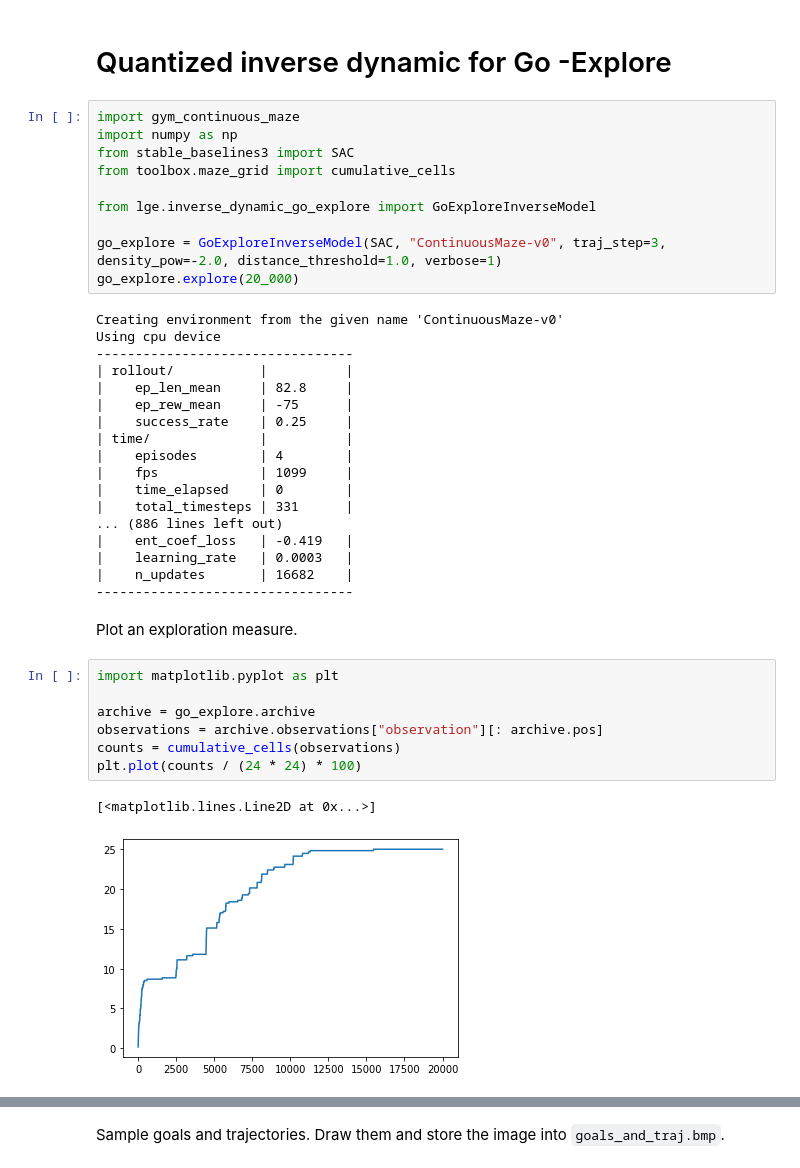
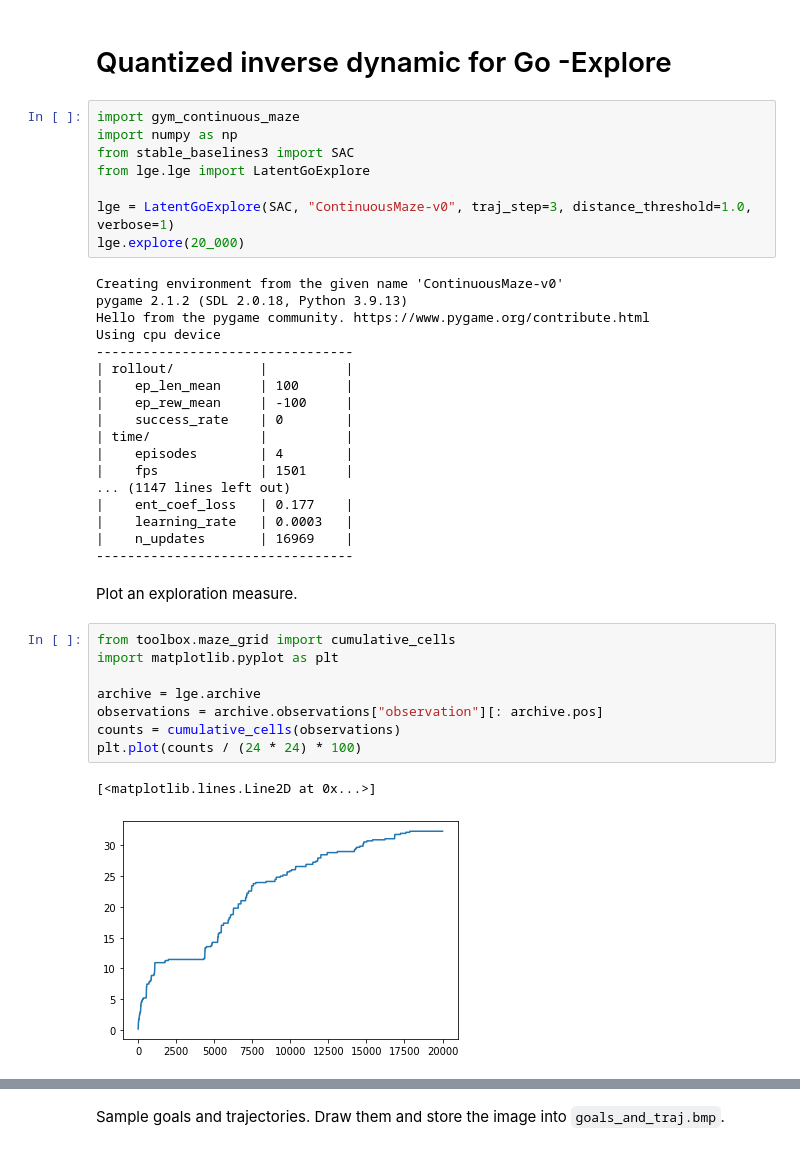
Before and after one commit to qgallouedec/lge, a Jupyter notebook: notebooks/latent_go_explore_maze.ipynb, the cells around one changed output, grey strips where cells are left out. Drawn from its saved outputs; the diff is of its cells as text.

```diff
--- a/notebooks/latent_go_explore_maze.ipynb
+++ b/notebooks/latent_go_explore_maze.ipynb
@@ -4,39 +4,38 @@
 import gym_continuous_maze
 import numpy as np
 from stable_baselines3 import SAC
-from toolbox.maze_grid import cumulative_cells
+from lge.lge import LatentGoExplore
 
-from lge.inverse_dynamic_go_explore import GoExploreInverseModel
-
-go_explore = GoExploreInverseModel(SAC, "ContinuousMaze-v0", traj_step=3, density_pow=-2.0, distance_threshold=1.0, verbose=1)
-go_explore.explore(20_000)
+lge = LatentGoExplore(SAC, "ContinuousMaze-v0", traj_step=3, distance_threshold=1.0, verbose=1)
+lge.explore(20_000)
 # %% [output]
 Creating environment from the given name 'ContinuousMaze-v0'
+pygame 2.1.2 (SDL 2.0.18, Python 3.9.13)
+Hello from the pygame community. https://www.pygame.org/contribute.html
 Using cpu device
 ---------------------------------
 | rollout/           |          |
-|    ep_len_mean     | 82.8     |
-|    ep_rew_mean     | -75      |
-|    success_rate    | 0.25     |
+|    ep_len_mean     | 100      |
+|    ep_rew_mean     | -100     |
+|    success_rate    | 0        |
 | time/              |          |
 |    episodes        | 4        |
-|    fps             | 1099     |
-|    time_elapsed    | 0        |
-|    total_timesteps | 331      |
-... (886 lines left out)
-|    ent_coef_loss   | -0.419   |
+|    fps             | 1501     |
+... (1147 lines left out)
+|    ent_coef_loss   | 0.177    |
 |    learning_rate   | 0.0003   |
-|    n_updates       | 16682    |
+|    n_updates       | 16969    |
 ---------------------------------
 # %% [markdown]
 Plot an exploration measure.
 # %%
+from toolbox.maze_grid import cumulative_cells
 import matplotlib.pyplot as plt
 
-archive = go_explore.archive
+archive = lge.archive
 observations = archive.observations["observation"][: archive.pos]
 counts = cumulative_cells(observations)
 plt.plot(counts / (24 * 24) * 100)
 # %% [output]
 [<matplotlib.lines.Line2D at 0x...>]
-[figure, old version]
+[figure, new version]
```
Also changed, not shown: parts of 3 cells of this notebook.
